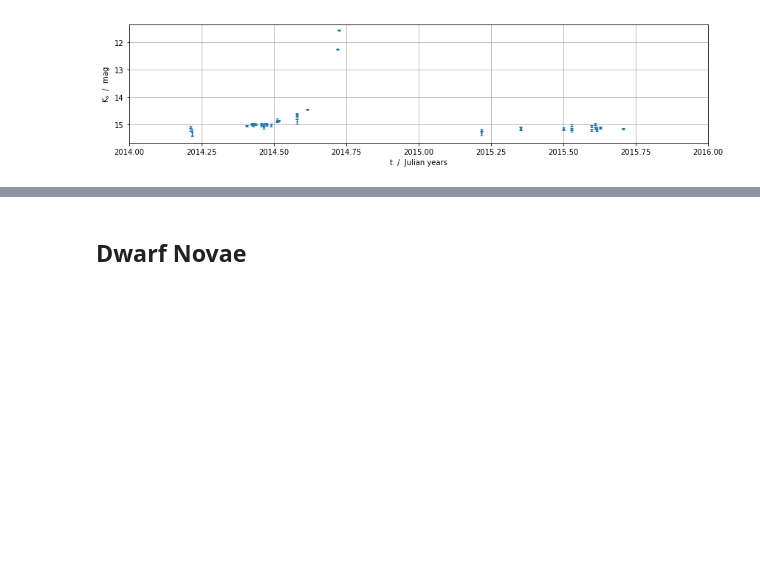
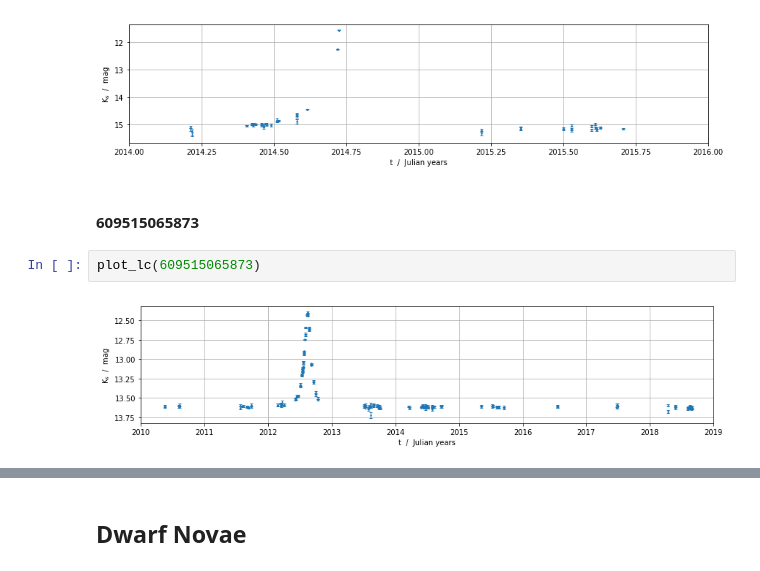
Before and after one commit to lsmithast/virac2_validation, a Jupyter notebook: variable_oddities.ipynb, the cells around one changed output, grey strips where cells are left out. Drawn from its saved outputs; the diff is of its cells as text; blank space fills up the shorter version.

```diff
--- a/variable_oddities.ipynb
+++ b/variable_oddities.ipynb
@@ -65,3 +71,9 @@ plot_lc(615660093663)
 plot_lc(615660093663, (2014,2016))
 # %% [output]
 [figure]
+# %% [markdown]
+#### 609515065873
+# %%
+plot_lc(609515065873)
+# %% [output]
+[figure, added]
```
Also changed, not shown: parts of 12 cells of this notebook.
